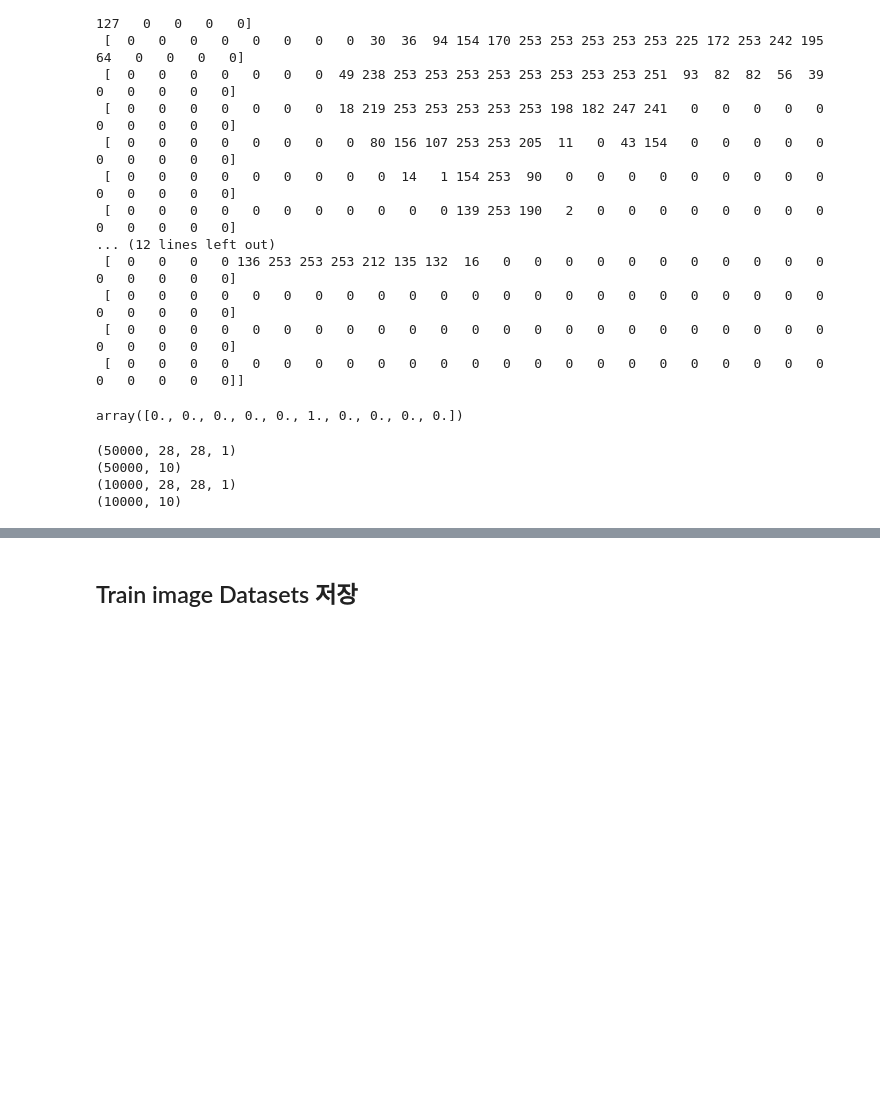
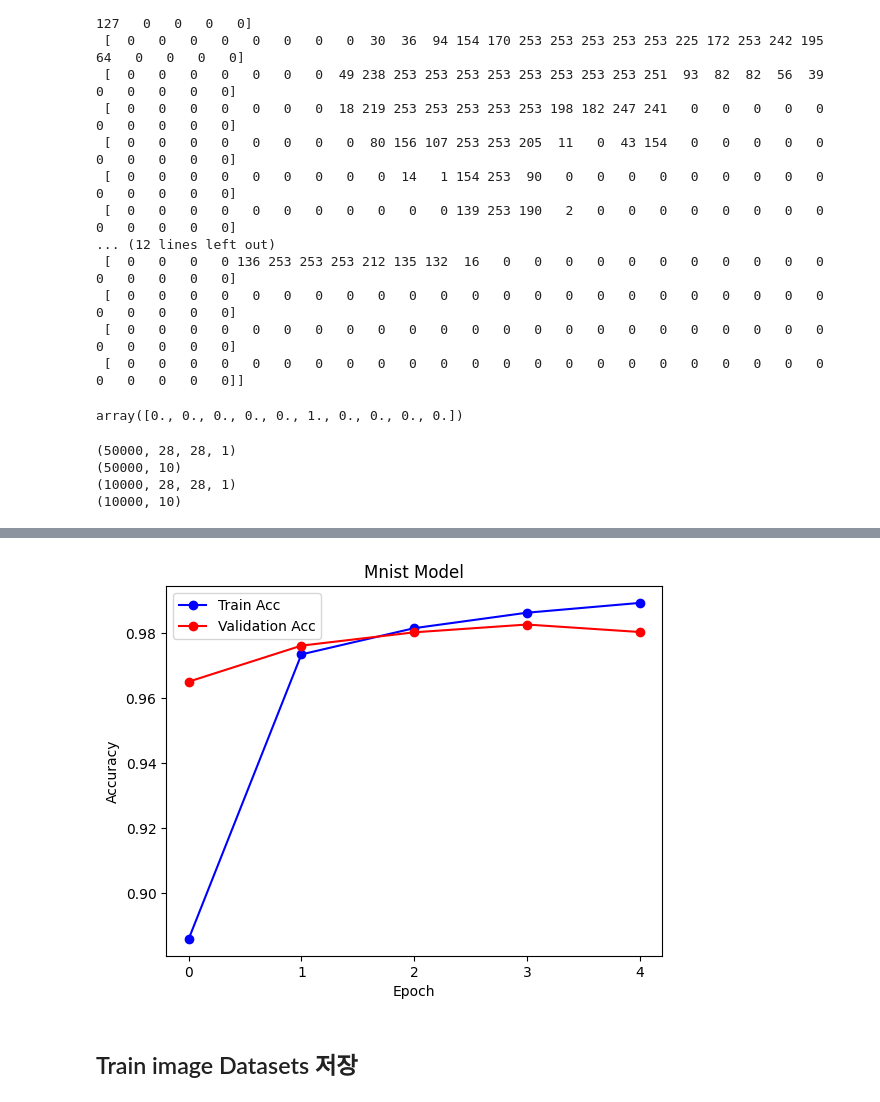
Before and after one commit to Kimwonjoon/mnist, a Jupyter notebook: note/mnist_model.ipynb, the cells around one changed output, grey strips where cells are left out. Saved outputs shown, nothing was run; the diff lists cells and outputs as text; code cells hidden in the pictures; blank space fills up the shorter version.

Commit message:
model save

```diff
--- a/note/mnist_model.ipynb
+++ b/note/mnist_model.ipynb
@@ -178,0 +182,17 @@ print(y_val_vec.shape)
+# %%
+model = Sequential([
+    layers.Conv2D(filters = 10, kernel_size = (5,5), activation = 'relu', input_shape = (28,28,1)),
+    layers.MaxPool2D(pool_size=(2, 2)),
+    layers.Conv2D(filters = 20, kernel_size = (5,5), activation = 'relu'),
+    layers.MaxPool2D(pool_size=(2, 2)),
+    layers.Flatten(),
+    layers.Dense(100, activation="relu"),
+    layers.Dense(10, activation="softmax")
+])
+# %%
+model.compile(optimizer="RMSprop",
+              loss="categorical_crossentropy",
+              metrics=["accuracy"])
+# %%
+history = model.fit(x_train_vec, y_train_vec, epochs=5, batch_size=128,
+                   validation_data=(x_val_vec, y_val_vec))
@@ -178,0 +210,15 @@ print(y_val_vec.shape)
+# %%
+epoch = np.arange(len(history.history['accuracy']))
+train_acc = history.history['accuracy']
+val_acc = history.history['val_accuracy']
+
+plt.plot(epoch, train_acc, 'bo-', label = 'Train Acc')
+plt.plot(epoch, val_acc, 'ro-', label = 'Validation Acc')
+plt.xticks(epoch)
+plt.title('Mnist Model')
+plt.xlabel('Epoch')
+plt.ylabel('Accuracy')
+plt.legend()
+plt.show()
+# %% [output]
+[figure, added]
```
Also changed, not shown: parts of 3 cells of this notebook, 2 other files.
